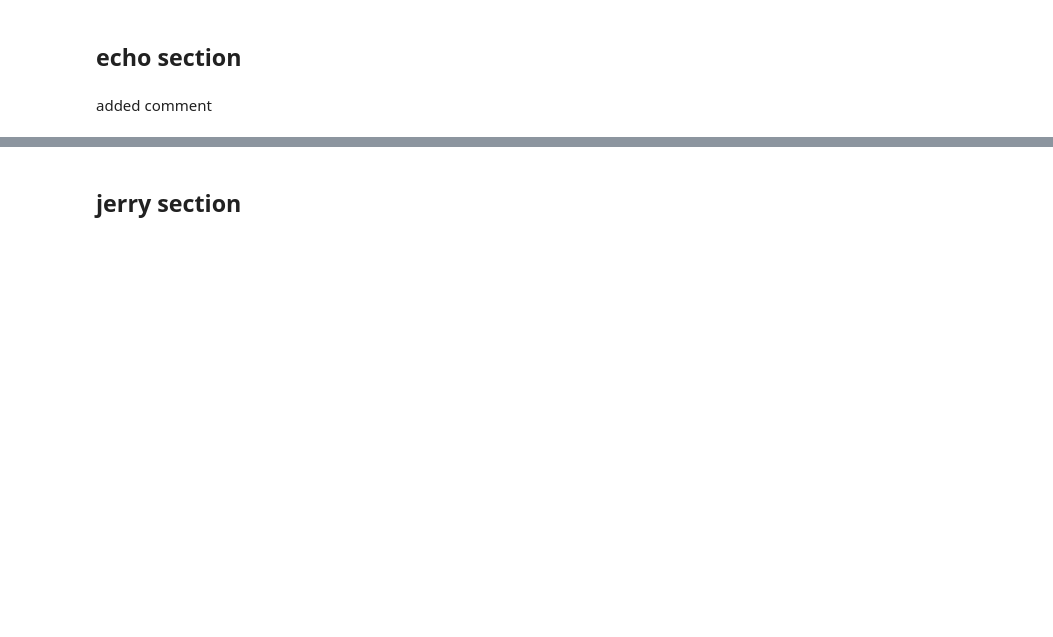
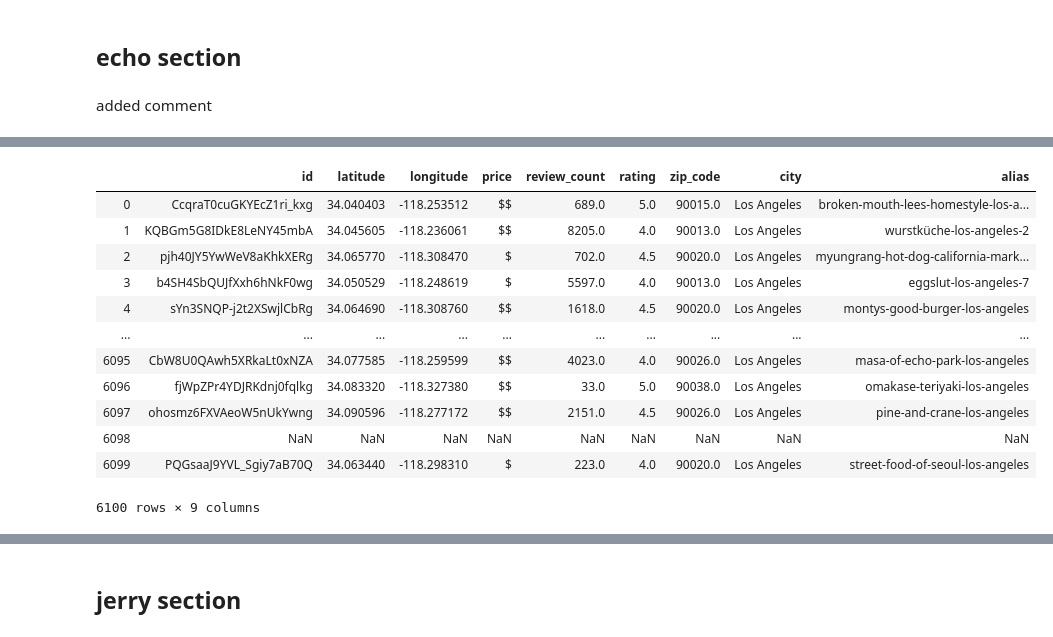
Before and after one commit to aejsong/Predicting-Neighborhood-Affluence-with-Yelp, a Jupyter notebook: Code/Yelp Webscraping.ipynb, the cells around one changed output, grey strips where cells are left out. Saved outputs shown, nothing was run; the diff lists cells and outputs as text; code cells hidden in the pictures; blank space fills up the shorter version.

```diff
--- a/Code/Yelp Webscraping.ipynb
+++ b/Code/Yelp Webscraping.ipynb
@@ -168,0 +231,17 @@ added cell
+# %%
+df = pd.read_csv('../data/echo1023.csv',index_col=0)
+df
+# %% [output]
+|  | id | latitude | longitude | price | review_count | rating | zip_code | city | alias |
+| 0 | CcqraT0cuGKYEcZ1ri_kxg | 34.040403 | -118.253512 | $$ | 689.0 | 5.0 | 90015.0 | Los Angeles | broken-mouth-lees-homestyle-los-a... |
+| 1 | KQBGm5G8IDkE8LeNY45mbA | 34.045605 | -118.236061 | $$ | 8205.0 | 4.0 | 90013.0 | Los Angeles | wurstküche-los-angeles-2 |
+| 2 | pjh40JY5YwWeV8aKhkXERg | 34.065770 | -118.308470 | $ | 702.0 | 4.5 | 90020.0 | Los Angeles | myungrang-hot-dog-california-mark... |
+| 3 | b4SH4SbQUJfXxh6hNkF0wg | 34.050529 | -118.248619 | $ | 5597.0 | 4.0 | 90013.0 | Los Angeles | eggslut-los-angeles-7 |
+| 4 | sYn3SNQP-j2t2XSwjlCbRg | 34.064690 | -118.308760 | $$ | 1618.0 | 4.5 | 90020.0 | Los Angeles | montys-good-burger-los-angeles |
+| ... | ... | ... | ... | ... | ... | ... | ... | ... | ... |
+| 6095 | CbW8U0QAwh5XRkaLt0xNZA | 34.077585 | -118.259599 | $$ | 4023.0 | 4.0 | 90026.0 | Los Angeles | masa-of-echo-park-los-angeles |
+| 6096 | fjWpZPr4YDJRKdnj0fqlkg | 34.083320 | -118.327380 | $$ | 33.0 | 5.0 | 90038.0 | Los Angeles | omakase-teriyaki-los-angeles |
+| 6097 | ohosmz6FXVAeoW5nUkYwng | 34.090596 | -118.277172 | $$ | 2151.0 | 4.5 | 90026.0 | Los Angeles | pine-and-crane-los-angeles |
+| 6098 | NaN | NaN | NaN | NaN | NaN | NaN | NaN | NaN | NaN |
+| 6099 | PQGsaaJ9YVL_Sgiy7aB70Q | 34.063440 | -118.298310 | $ | 223.0 | 4.0 | 90020.0 | Los Angeles | street-food-of-seoul-los-angeles |
+6100 rows × 9 columns
```
Also changed, not shown: parts of 15 cells of this notebook, 2 other files.
